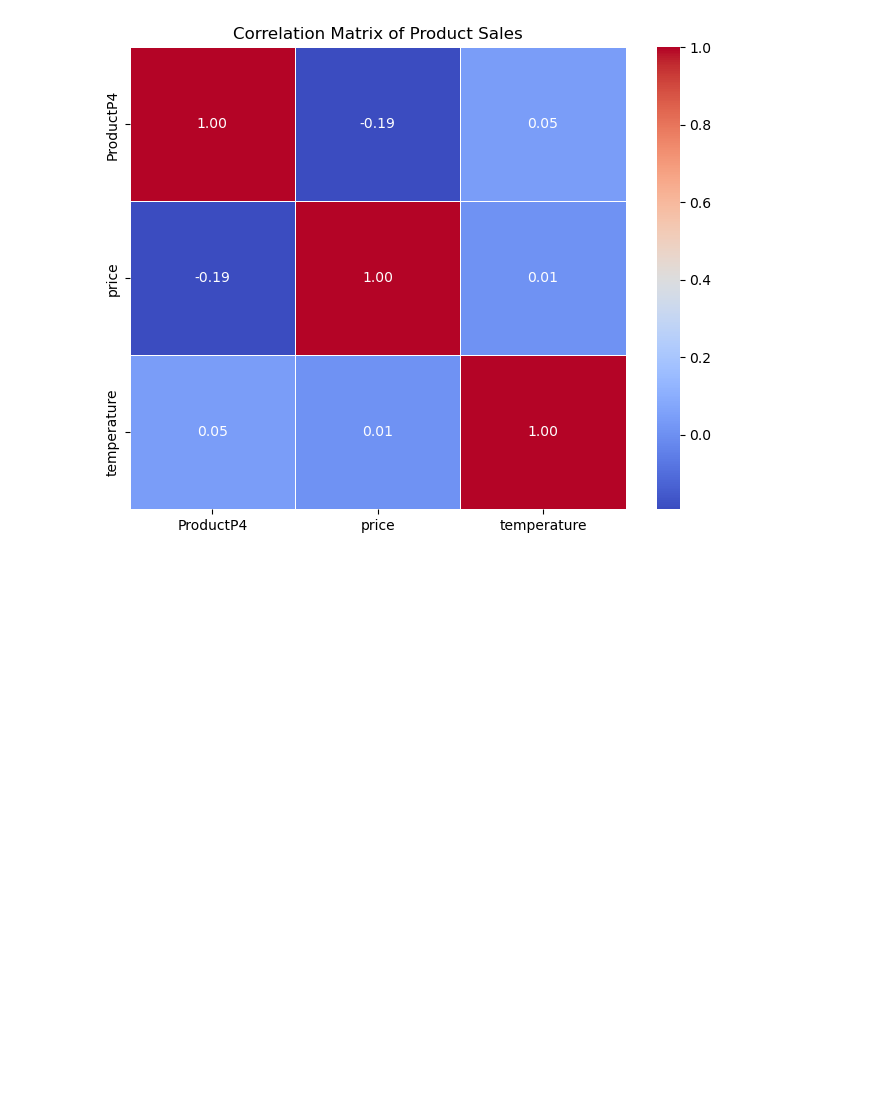
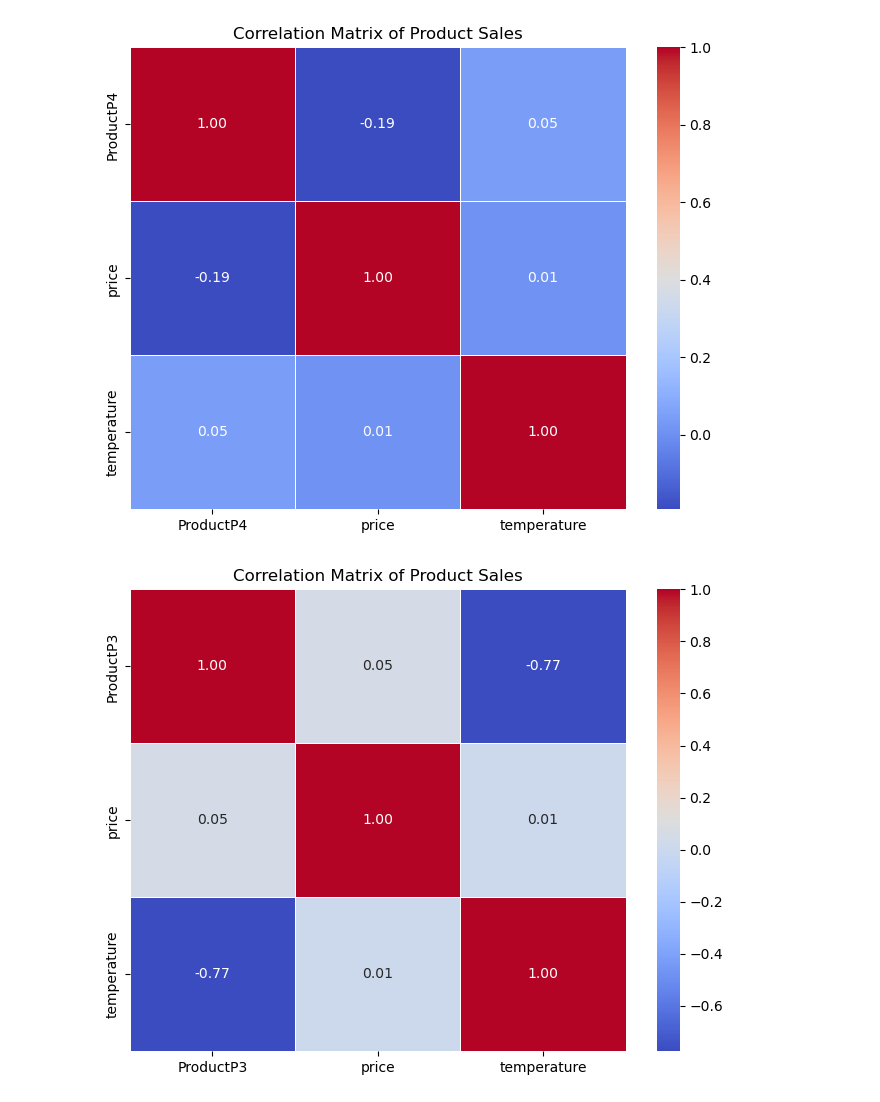
Before and after one commit to Suraj-st/PrinciplesOfDataScience_Group2, a Jupyter notebook: Suneth/Group.ipynb, the cells around one changed output. Saved outputs shown, nothing was run; the diff lists cells and outputs as text; code cells hidden in the pictures; blank space fills up the shorter version.

```diff
--- a/Suneth/Group.ipynb
+++ b/Suneth/Group.ipynb
@@ -184,3 +184,21 @@ plt.title("Correlation Matrix of Product Sales")
 plt.show()
 # %% [output]
 [figure]
+# %%
+# Compute correlation matrix between the P3 and Price and Temparature
+import pandas as pd
+
+# Ensure the dataset is loaded before running this
+product_columns = ["ProductP3", "price", "temperature"]
+correlation_matrix = df[product_columns].corr()
+
+# Display the correlation matrix
+import matplotlib.pyplot as plt
+import seaborn as sns
+
+plt.figure(figsize=(8, 6))
+sns.heatmap(correlation_matrix, annot=True, cmap="coolwarm", fmt=".2f", linewidths=0.5)
+plt.title("Correlation Matrix of Product Sales")
+plt.show()
+# %% [output]
+[figure, added]
```
Also changed, not shown: parts of 12 cells of this notebook.
